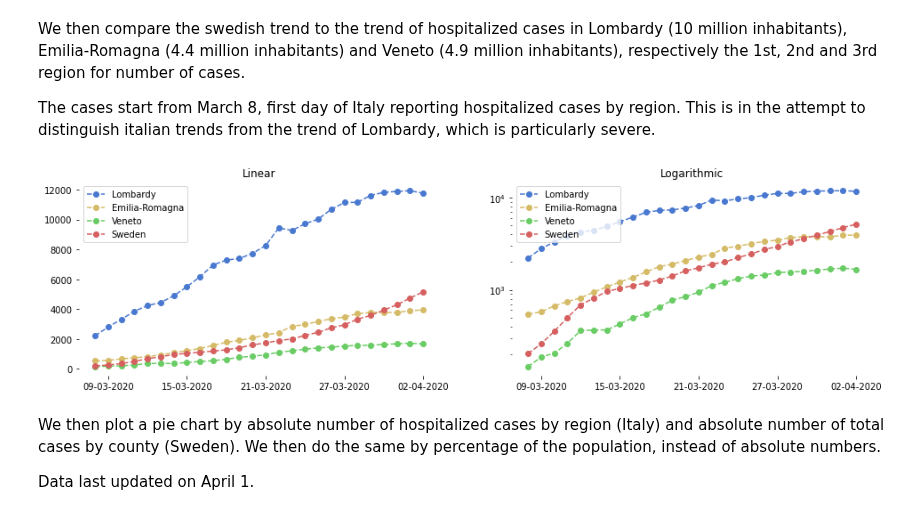
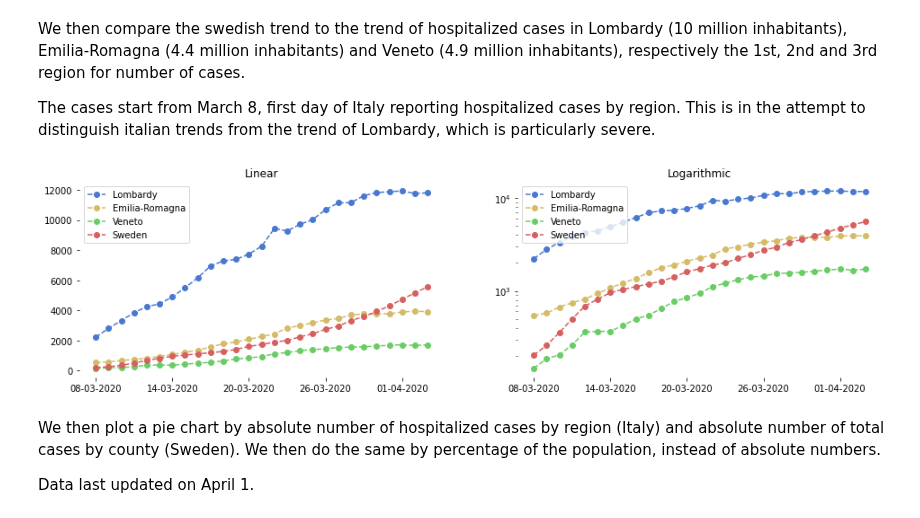
Before and after one commit to eera-l/Covid19-Sweden-Overview, a Jupyter notebook: c19-it-swe.ipynb, the cells around one changed output. Cells and saved outputs as stored; diff of their text form; code cells hidden in the pictures.

```diff
--- a/c19-it-swe.ipynb
+++ b/c19-it-swe.ipynb
@@ -141,12 +152,12 @@ italy_hospitalized = [742, 1034, 1346, 1790, 2394, 2651, 3550, 4316,
                      5038, 5838, 6650, 7426, 8372, 9663, 11025,
                      12894, 14363, 15757, 16020, 17708, 19846,
                      20692, 21937, 23112, 24753, 26029, 26676,
-                     27386, 27795, 28192, 28403, 28540]
+                     27386, 27795, 28192, 28403, 28540, 28741]
 
 sweden_active = [15, 29, 51, 93, 136, 160, 202, 259, 354, 498, 685,
                 812, 958, 1036, 1113, 1187, 1276, 1412, 1607, 1734,
                 1897, 2003, 2243, 2448, 2747, 2948, 3326,
-                3574, 3928, 4291, 4735, 5157]
+                3574, 3928, 4291, 4735, 5157, 5566]
 
 start = dt.date(2020, 3, 2)
 end = start + dt.timedelta(days=len(italy_hospitalized))
@@ -258,56 +269,56 @@ lom_hos = [2217, 2802, 3319, 3852, 4247, 4435,
            4898, 5500, 6171, 6953, 7285, 7387,
            7735, 8258, 9439, 9266, 9711, 10026,
            10681, 11137, 11152, 11613, 11815,
-           11883, 11927, 11762]
+           11883, 11927, 11762, 11802]
 
 er_hos = [542, 576, 669, 745, 814, 942, 1076,
           1215, 1362, 1566, 1784, 1900, 2083, 2267,
           2429, 2846, 2974, 3180, 3354, 3461, 3695,
-          3769, 3779, 3765, 3898, 3944]
+          3769, 3779, 3765, 3898, 3944, 3915]
 
 ve_hos = [146, 186, 204, 262, 360, 366, 366,
           426, 498, 548, 646, 771, 843, 942, 1113,
           1206, 1318, 1407, 1447, 1536, 1559, 1586,
-          1633, 1680, 1718, 1670]
+          1633, 1680, 1718, 1670, 1714]
 
 sweden_active = [202, 259, 354, 498, 685, 812, 958, 1036,
                  1113, 1187, 1276, 1412, 1607, 1734, 1897,
                  2003, 2243, 2448, 2747, 2948, 3326, 3574,
-                 3928, 4291, 4735, 5157]
+                 3928, 4291, 4735, 5157, 5566]
 
 start = dt.date(2020, 3, 8)
 end = start + dt.timedelta(days=len(lom_hos))
 days = mdates.drange(start, end, dt.timedelta(days=1))
 
 fig = plt.figure()
 ax1 = fig.add_subplot(121)
 ax1.plot(days, lom_hos, '--bo', label='Lombardy')
 ax1.plot(days, er_hos, '--yo', label='Emilia-Romagna')
 ax1.plot(days, ve_hos, '--go', label='Veneto')
 ax1.plot(days, sweden_active, '--ro', label='Sweden')
 ax1.legend(loc="upper left")
 ax1.set_title('Linear')
 ax1.xaxis.set_major_formatter(mdates.DateFormatter('%d-%m-%Y'))
 ax1.xaxis.set_major_locator(mdates.DayLocator(interval=6))
 
 ax2 = fig.add_subplot(122)
 ax2.plot(days, lom_hos, '--bo', label='Lombardy')
 ax2.plot(days, er_hos, '--yo', label='Emilia-Romagna')
 ax2.plot(days, ve_hos, '--go', label='Veneto')
 ax2.plot(days, sweden_active, '--ro', label='Sweden')
 ax2.legend(loc="upper left")
 ax2.set_title('Logarithmic')
 ax2.set_yscale('log')
 ax2.xaxis.set_major_formatter(mdates.DateFormatter('%d-%m-%Y'))
 ax2.xaxis.set_major_locator(mdates.DayLocator(interval=6))
 
 sns.set_color_codes('muted')
 sns.despine(left = True, bottom = True)
 fig.set_figheight(4)
 fig.set_figwidth(16)
 plt.show()
 # %% [output]
-[figure, old version]
+[figure, new version]
 # %% [markdown]
 We then plot a pie chart by absolute number of hospitalized cases by region (Italy) and absolute number of total cases by county (Sweden). We then do the same by percentage of the population, instead of absolute numbers.
 
```
Also changed, not shown: parts of 7 cells of this notebook.
